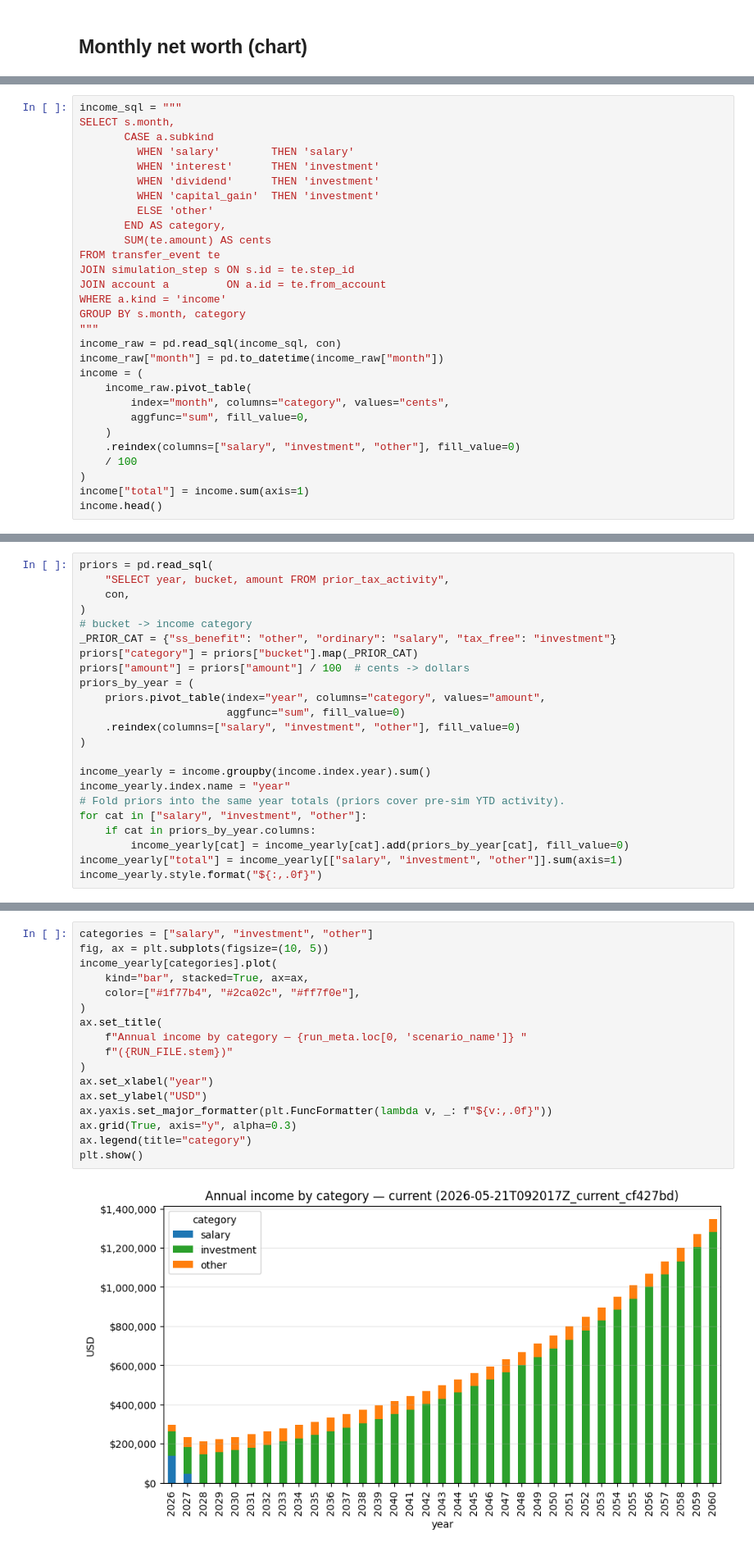
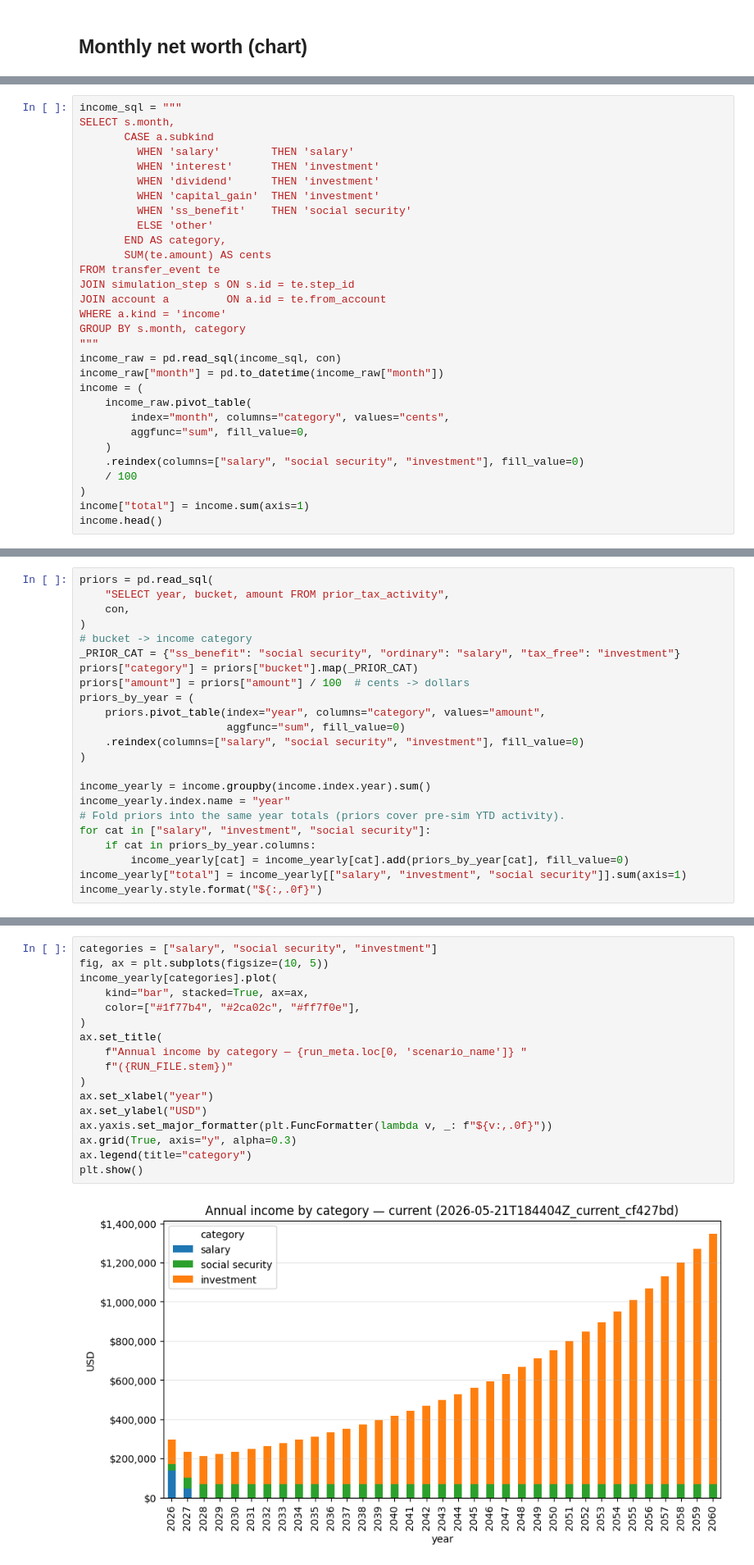
Before and after one commit to BobKerns/analysis, a Jupyter notebook: notebooks/net_worth.ipynb, the cells around one changed output, grey strips where cells are left out. Shown at 82% size. Saved outputs shown, nothing was run; the diff lists cells and outputs as text.

```diff
--- a/notebooks/net_worth.ipynb
+++ b/notebooks/net_worth.ipynb
@@ -137,6 +137,7 @@ SELECT s.month,
          WHEN 'interest'      THEN 'investment'
          WHEN 'dividend'      THEN 'investment'
          WHEN 'capital_gain'  THEN 'investment'
+         WHEN 'ss_benefit'    THEN 'social security'
          ELSE 'other'
        END AS category,
        SUM(te.amount) AS cents
@@ -153,7 +154,7 @@ income = (
         index="month", columns="category", values="cents",
         aggfunc="sum", fill_value=0,
     )
-    .reindex(columns=["salary", "investment", "other"], fill_value=0)
+    .reindex(columns=["salary", "social security", "investment"], fill_value=0)
     / 100
 )
 income["total"] = income.sum(axis=1)
@@ -172,21 +173,21 @@ priors = pd.read_sql(
     con,
 )
 # bucket -> income category
-_PRIOR_CAT = {"ss_benefit": "other", "ordinary": "salary", "tax_free": "investment"}
+_PRIOR_CAT = {"ss_benefit": "social security", "ordinary": "salary", "tax_free": "investment"}
 priors["category"] = priors["bucket"].map(_PRIOR_CAT)
 priors["amount"] = priors["amount"] / 100  # cents -> dollars
 priors_by_year = (
     priors.pivot_table(index="year", columns="category", values="amount",
                        aggfunc="sum", fill_value=0)
-    .reindex(columns=["salary", "investment", "other"], fill_value=0)
+    .reindex(columns=["salary", "social security", "investment"], fill_value=0)
 )
 
 income_yearly = income.groupby(income.index.year).sum()
 income_yearly.index.name = "year"
 # Fold priors into the same year totals (priors cover pre-sim YTD activity).
-for cat in ["salary", "investment", "other"]:
+for cat in ["salary", "investment", "social security"]:
     if cat in priors_by_year.columns:
         income_yearly[cat] = income_yearly[cat].add(priors_by_year[cat], fill_value=0)
-income_yearly["total"] = income_yearly[["salary", "investment", "other"]].sum(axis=1)
+income_yearly["total"] = income_yearly[["salary", "investment", "social security"]].sum(axis=1)
 income_yearly.style.format("${:,.0f}")
 # %% [output]
@@ -211,19 +212,19 @@ income_yearly.style.format("${:,.0f}")
 # %%
-categories = ["salary", "investment", "other"]
+categories = ["salary", "social security", "investment"]
 fig, ax = plt.subplots(figsize=(10, 5))
 income_yearly[categories].plot(
     kind="bar", stacked=True, ax=ax,
     color=["#1f77b4", "#2ca02c", "#ff7f0e"],
 )
 ax.set_title(
     f"Annual income by category — {run_meta.loc[0, 'scenario_name']} "
     f"({RUN_FILE.stem})"
 )
 ax.set_xlabel("year")
 ax.set_ylabel("USD")
 ax.yaxis.set_major_formatter(plt.FuncFormatter(lambda v, _: f"${v:,.0f}"))
 ax.grid(True, axis="y", alpha=0.3)
 ax.legend(title="category")
 plt.show()
 # %% [output]
-[figure, old version]
+[figure, new version]
```
Also changed, not shown: parts of 4 cells of this notebook, 1 other file.
